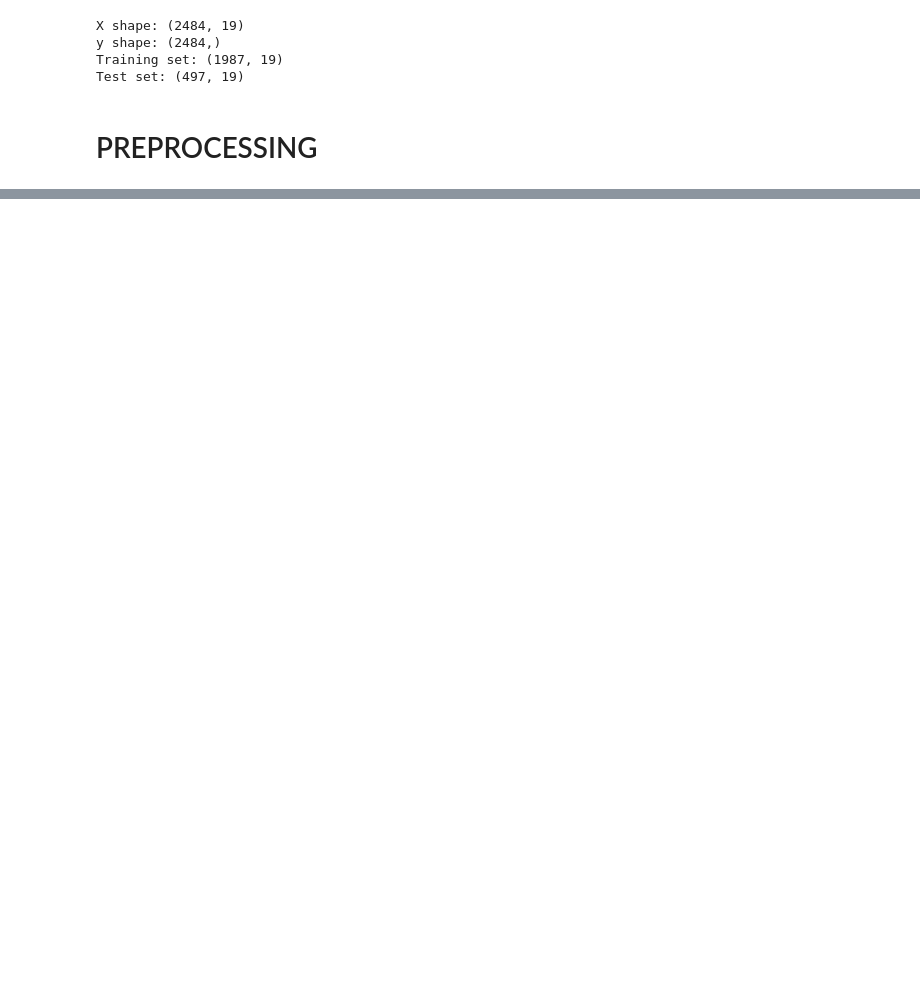
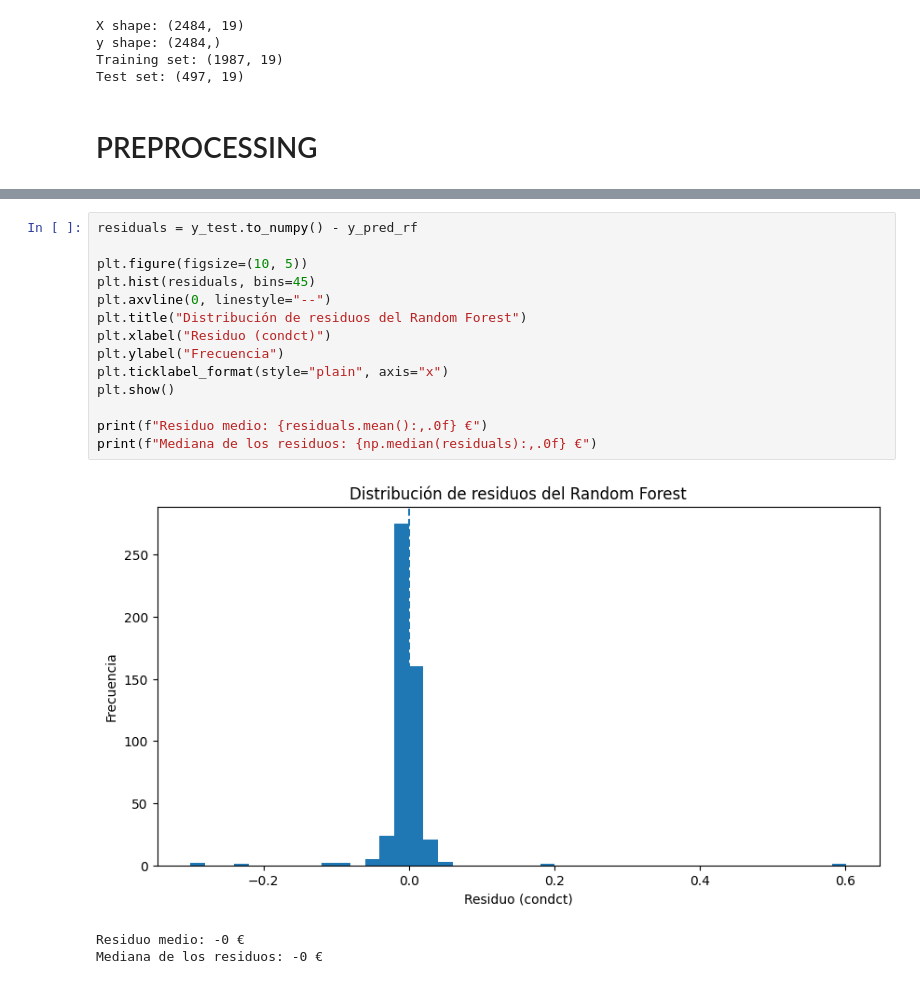
Before and after one commit to paulagirones/Aerogels_thermal_conductivity, a Jupyter notebook: aerogels_thermal_conductivity_ml.ipynb, the cells around one changed output, grey strips where cells are left out. Saved outputs shown, nothing was run; the diff lists cells and outputs as text; blank space fills up the shorter version.

```diff
--- a/aerogels_thermal_conductivity_ml.ipynb
+++ b/aerogels_thermal_conductivity_ml.ipynb
@@ -1165,0 +1346,18 @@ preprocessor = ColumnTransformer(
+# %%
+residuals = y_test.to_numpy() - y_pred_rf
+
+plt.figure(figsize=(10, 5))
+plt.hist(residuals, bins=45)
+plt.axvline(0, linestyle="--")
+plt.title("Distribución de residuos del Random Forest")
+plt.xlabel("Residuo (condct)")
+plt.ylabel("Frecuencia")
+plt.ticklabel_format(style="plain", axis="x")
+plt.show()
+
+print(f"Residuo medio: {residuals.mean():,.0f} €")
+print(f"Mediana de los residuos: {np.median(residuals):,.0f} €")
+# %% [output]
+[figure, added]
+Residuo medio: -0 €
+Mediana de los residuos: -0 €
```
Also changed, not shown: parts of 23 cells of this notebook.
